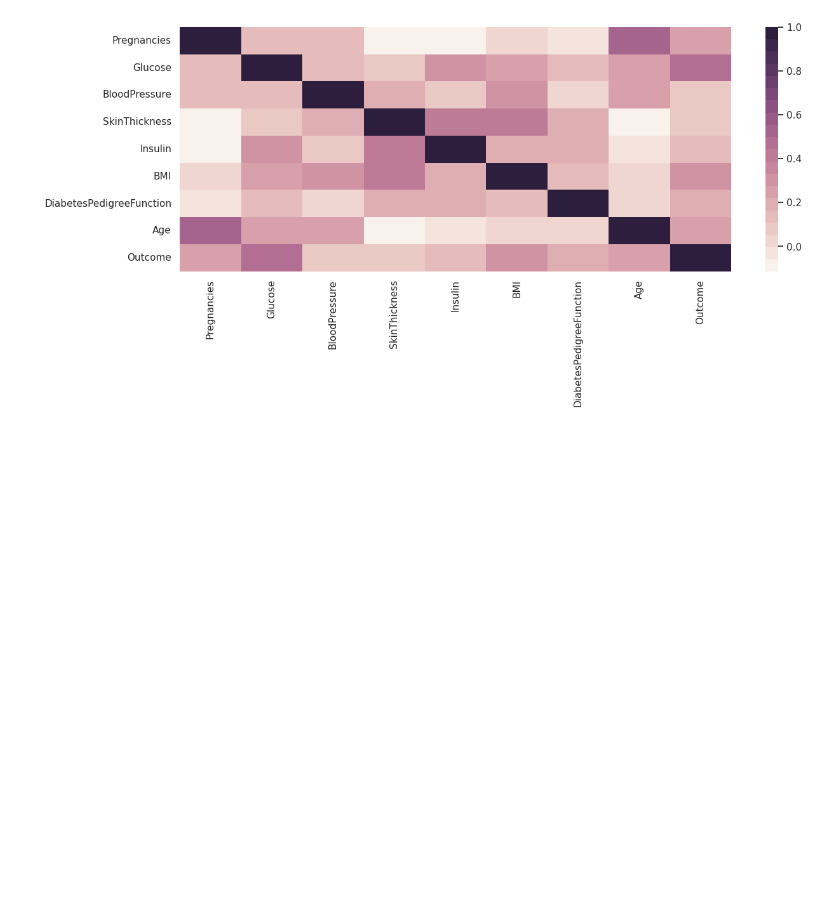
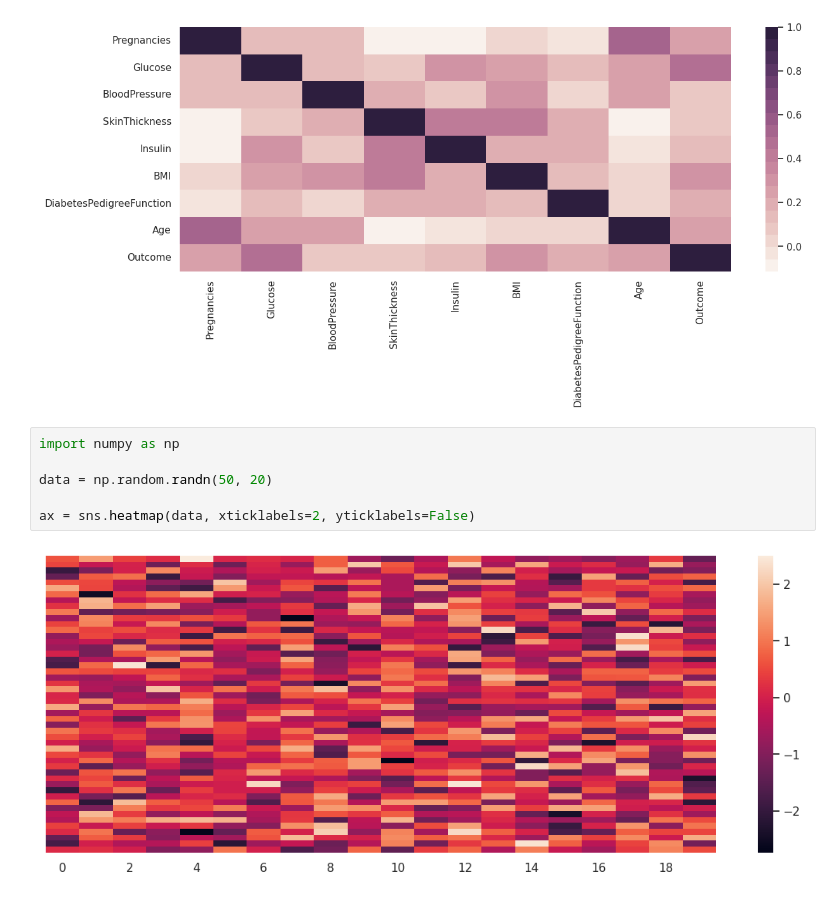
Before and after one commit to MuhammadjonArabov/Python-For-Data-Analytics, a Jupyter notebook: Matplotlib_and_Seaborn.ipynb, the cells around one changed output. Saved outputs shown, nothing was run; the diff lists cells and outputs as text; blank space fills up the shorter version.

```diff
--- a/Matplotlib_and_Seaborn.ipynb
+++ b/Matplotlib_and_Seaborn.ipynb
@@ -81,3 +81,11 @@ sns.heatmap(diabetes.select_dtypes(include='number').corr(),
 # %% [output]
 <Axes: >
 [figure]
+# %%
+import numpy as np
+
+data = np.random.randn(50, 20)
+
+ax = sns.heatmap(data, xticklabels=2, yticklabels=False)
+# %% [output]
+[figure, added]
```
Also changed, not shown: parts of 2 cells of this notebook.
